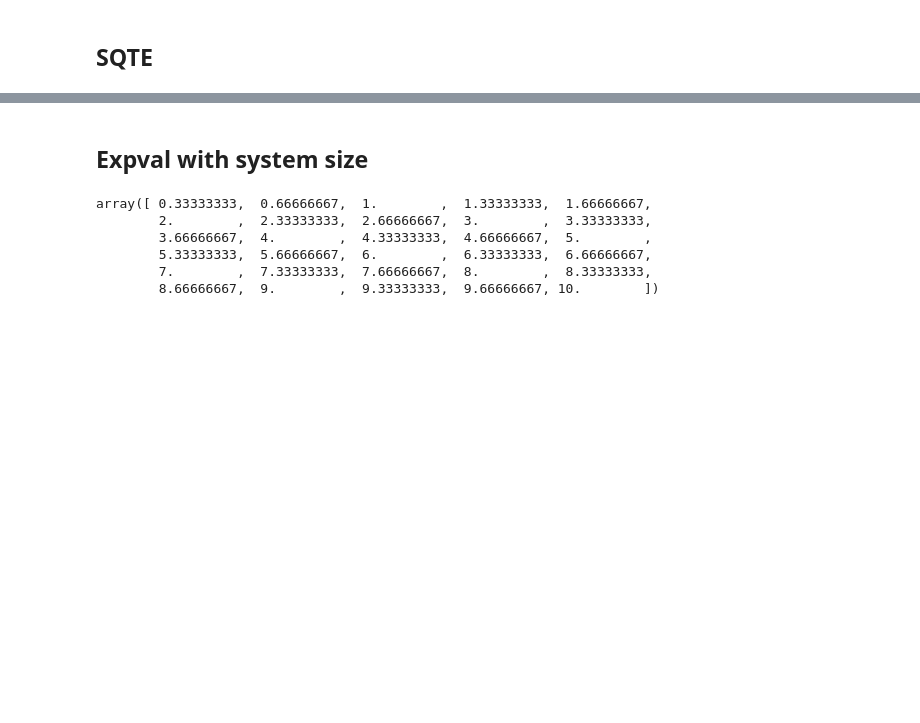
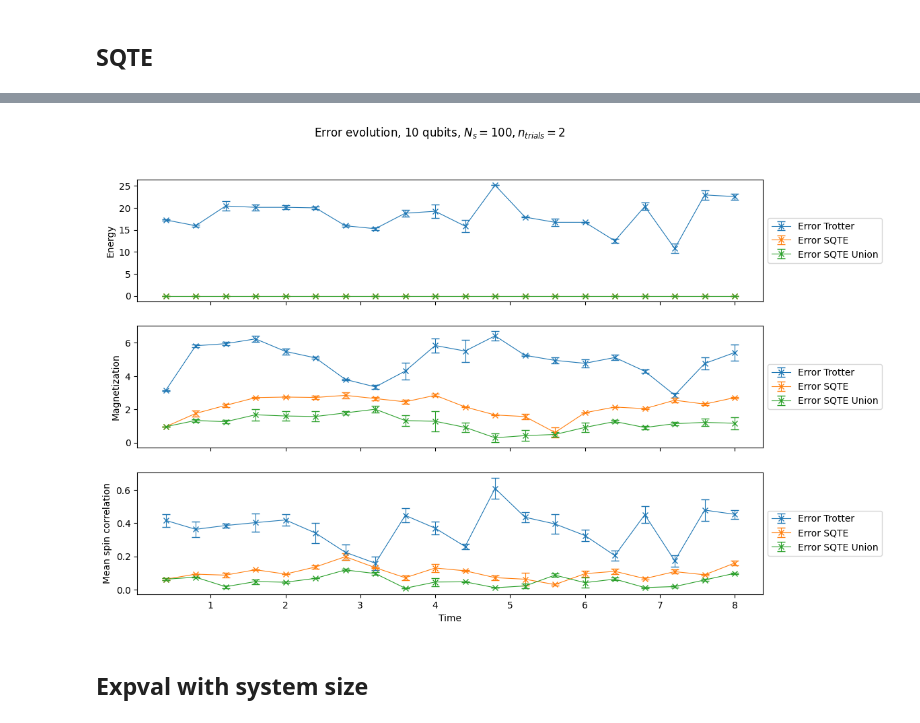
Before and after one commit to Gopal-Dahale/sqte, a Jupyter notebook: 4_sqte.ipynb, the cells around one changed output, grey strips where cells are left out. Drawn from its saved outputs; the diff is of its cells as text; code cells hidden in the pictures; blank space fills up the shorter version.

```diff
--- a/4_sqte.ipynb
+++ b/4_sqte.ipynb
@@ -441,12 +413,72 @@ plt.show()
+# %%
+energies_sqte_union = np.array([res.energies for res in result_sqte_union])
+aux_observables_sqte_union = np.array([res.observables for res in result_sqte_union])
+
+energies_sqte_union = np.expand_dims(energies_sqte_union, axis=-1)
+observables_sqte_union = np.concatenate((energies_sqte_union, aux_observables_sqte_union), axis=-1)
+avg_obs_sqte_union = np.mean(observables_sqte_union, axis=0)
+std_obs_sqte_union = np.std(observables_sqte_union, axis=0)
+# %%
+# Error Evolution
+
+# Compute abs(exact - trotter) and abs(exact - sqte)
+exact_values = np.vstack((exact_energy, exact_magnetization, exact_correlation)).T
+
+mae_trotter = np.mean(np.abs(observables[:, 1:, :] - exact_values), axis=0)
+std_trotter = np.std(np.abs(observables[:, 1:, :] - exact_values), axis=0)
+
+mae_sqte_union = np.mean(np.abs(observables_sqte_union - exact_values), axis=0)
+std_sqte_union = np.std(np.abs(observables_sqte_union - exact_values), axis=0)
+
+fig, axes = plt.subplots(3, sharex=True, figsize=(12, 8))
+
+
+for i in range(3):
+    axes[i].errorbar(
+        times,
+        mae_trotter[:, i],
+        std_trotter[:, i],
+        marker="x",
+        ls="-",
+        lw=0.8,
+        label="Error Trotter",
+        capsize=4,
+    )
+    axes[i].errorbar(
+        times,
+        mae_sqte[:, i],
+        std_sqte[:, i],
+        marker="x",
+        ls="-",
+        lw=0.8,
+        label="Error SQTE",
+        capsize=4,
+    )
+    axes[i].errorbar(
+        times,
+        mae_sqte_union[:, i],
+        std_sqte_union[:, i],
+        marker="x",
+        ls="-",
+        lw=0.8,
+        label="Error SQTE Union",
+        capsize=4,
+    )
+
+for ax in axes:
+    ax.legend(loc="center left", bbox_to_anchor=(1, 0.5))
+
+
+axes[0].set_ylabel("Energy")
+axes[1].set_ylabel("Magnetization")
+axes[2].set_ylabel("Mean spin correlation")
+axes[2].set_xlabel("Time")
+
+
+fig.suptitle(f"Error evolution, {n} qubits, $ N_s = {n_shots}, n_{{trials}} = {n_trials}$")
+plt.show()
+# %% [output]
+[figure, added]
 # %% [markdown]
 ## Expval with system size
-# %%
-times
-# %% [output]
-array([ 0.33333333,  0.66666667,  1.        ,  1.33333333,  1.66666667,
-        2.        ,  2.33333333,  2.66666667,  3.        ,  3.33333333,
-        3.66666667,  4.        ,  4.33333333,  4.66666667,  5.        ,
-        5.33333333,  5.66666667,  6.        ,  6.33333333,  6.66666667,
-        7.        ,  7.33333333,  7.66666667,  8.        ,  8.33333333,
-        8.66666667,  9.        ,  9.33333333,  9.66666667, 10.        ])
 # %%
```
Also changed, not shown: parts of 35 cells of this notebook.
